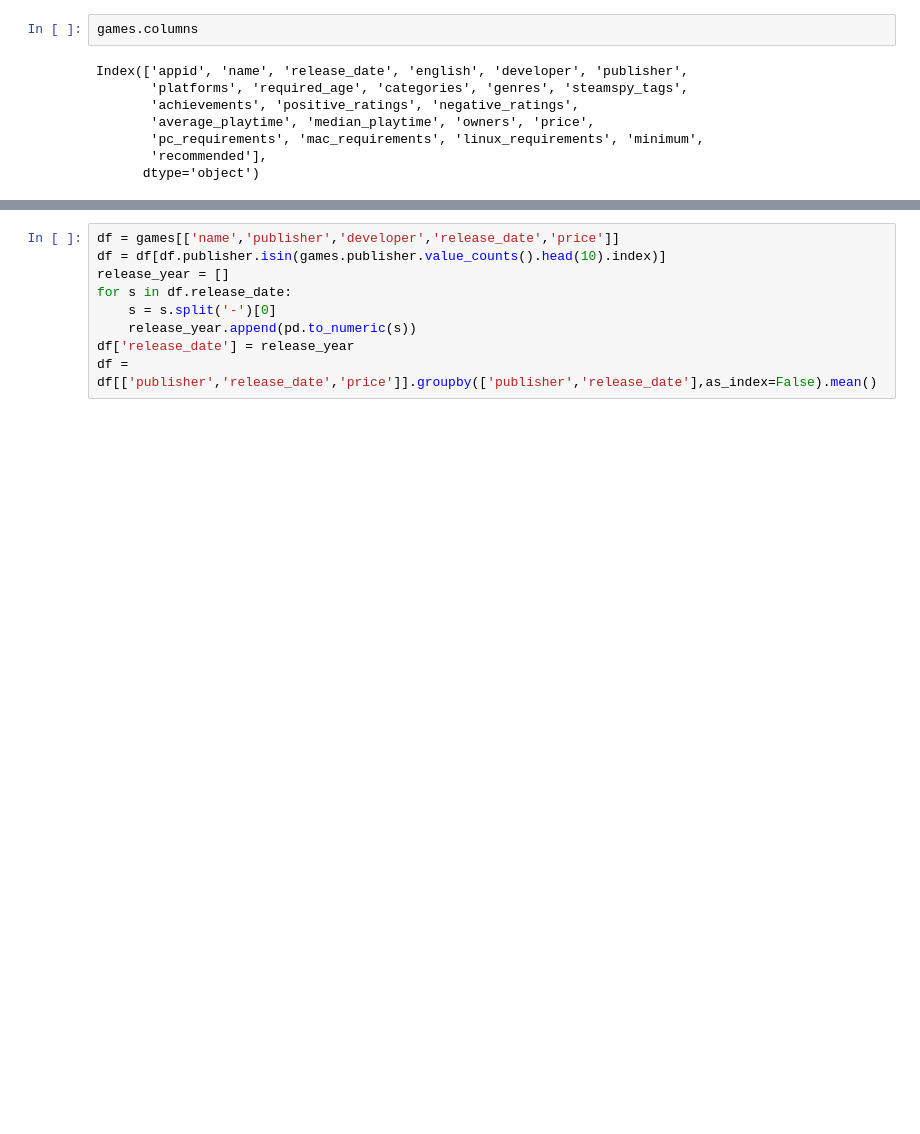
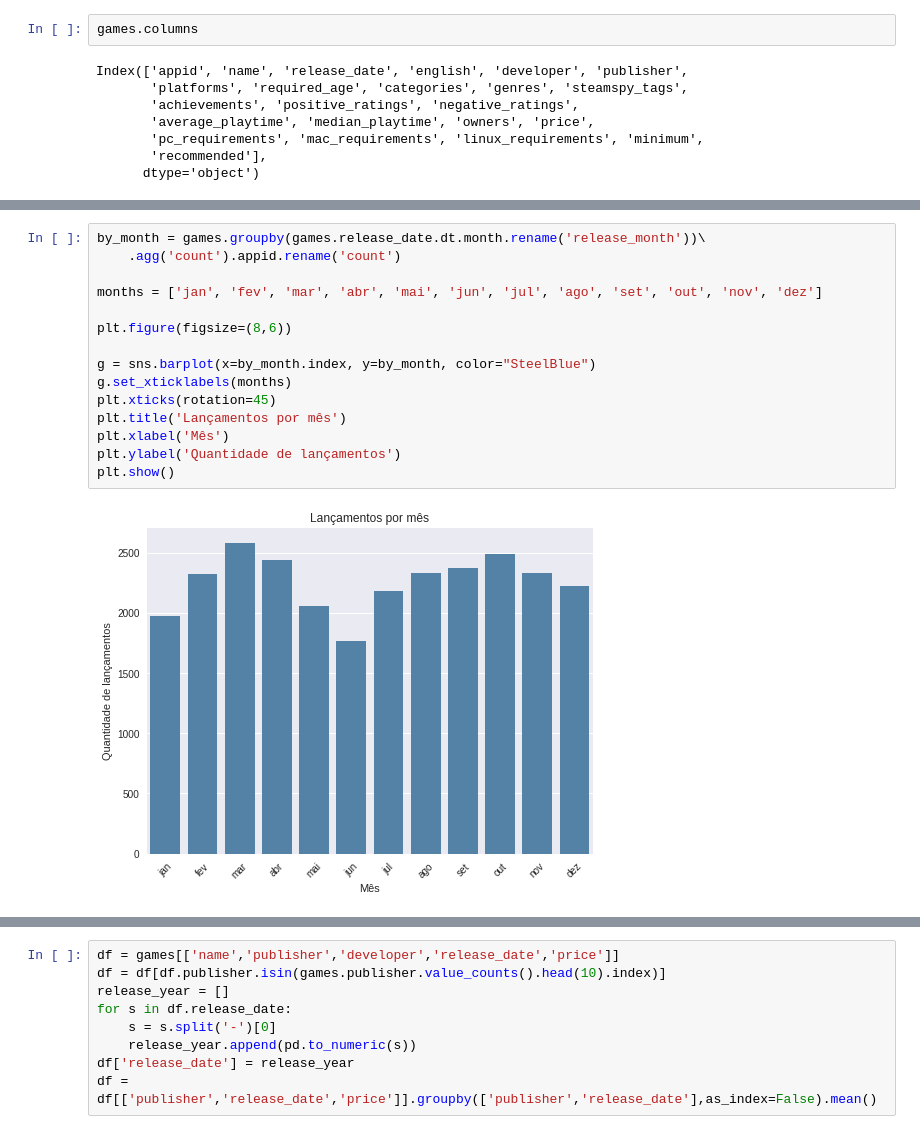
Before and after one commit to nickfsoares/Data_mining, a Jupyter notebook: 1_SteamStoreGames/SteamStoreGames.ipynb, the cells around one changed output, grey strips where cells are left out. Drawn from its saved outputs; the diff is of its cells as text; blank space fills up the shorter version.

```diff
--- a/1_SteamStoreGames/SteamStoreGames.ipynb
+++ b/1_SteamStoreGames/SteamStoreGames.ipynb
@@ -127,0 +132,17 @@ sujo(games)
+# %%
+by_month = games.groupby(games.release_date.dt.month.rename('release_month'))\
+    .agg('count').appid.rename('count')
+
+months = ['jan', 'fev', 'mar', 'abr', 'mai', 'jun', 'jul', 'ago', 'set', 'out', 'nov', 'dez']
+
+plt.figure(figsize=(8,6))
+
+g = sns.barplot(x=by_month.index, y=by_month, color="SteelBlue")
+g.set_xticklabels(months)
+plt.xticks(rotation=45)
+plt.title('Lançamentos por mês')
+plt.xlabel('Mês')
+plt.ylabel('Quantidade de lançamentos')
+plt.show()
+# %% [output]
+[figure, added]
```
Also changed, not shown: parts of 61 cells of this notebook.
